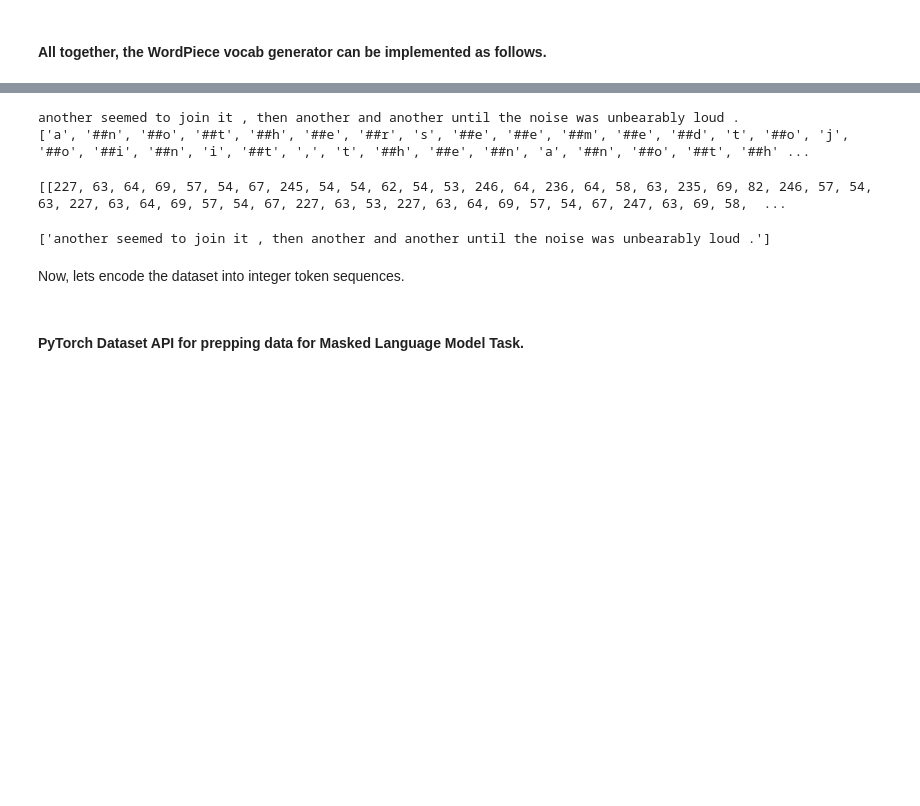
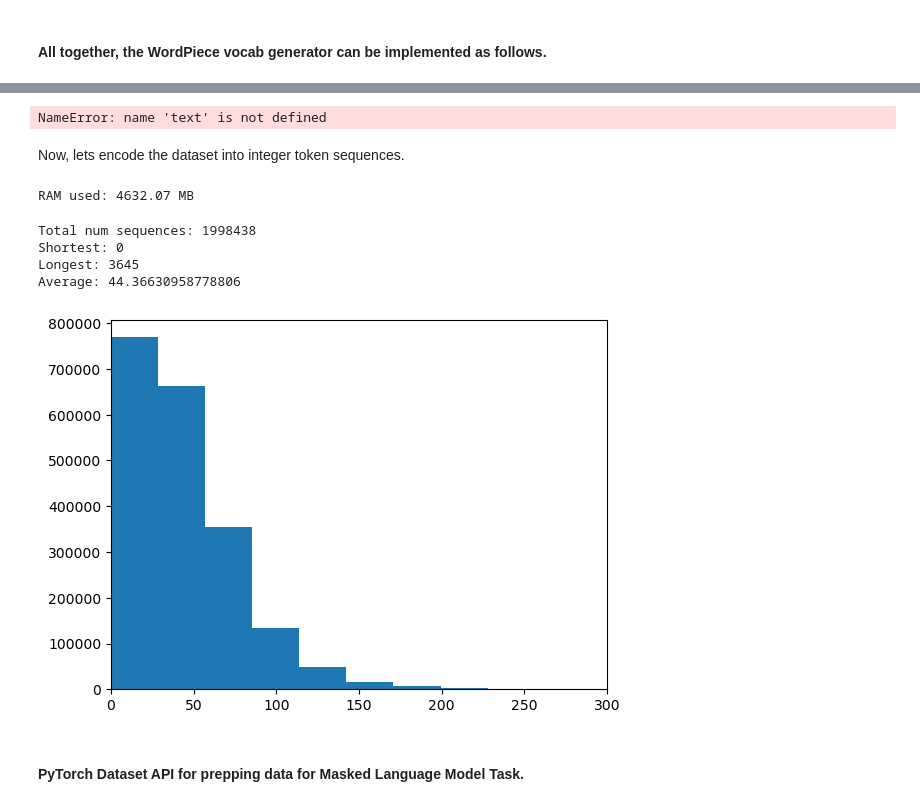
Before and after one commit to tsultan16/NLP_Language_Models, a Jupyter notebook: transformer_BERT.ipynb, the cells around one changed output, grey strips where cells are left out. Cells and saved outputs as stored; diff of their text form; code cells hidden in the pictures; blank space fills up the shorter version.

Commit message:
added extra preprocessing of raw text, cached tokenizer and encoded text

```diff
--- a/transformer_BERT.ipynb
+++ b/transformer_BERT.ipynb
@@ -262,0 +297,3 @@ RAM used: 529.01 MB
+# %%
+print(len(text_clean))
+text = text_clean
@@ -695,6 +734,6 @@ print(tokenizer.vocab)
 # %%
 # test encoding and decoding a sentence
-s = text[2000]
+s = text[0]
 print(s)
 print(tokenizer.tokenize_sentence(s))
 encoded = tokenizer.encode([s])
@@ -702,23 +741,32 @@ print(encoded)
 decoded = tokenizer.decode(encoded)
 print(decoded)
 # %% [output]
-another seemed to join it , then another and another until the noise was unbearably loud .
-['a', '##n', '##o', '##t', '##h', '##e', '##r', 's', '##e', '##e', '##m', '##e', '##d', 't', '##o', 'j', '##o', '##i', '##n', 'i', '##t', ',', 't', '##h', '##e', '##n', 'a', '##n', '##o', '##t', '##h' ...
+NameError: name 'text' is not defined
-[[227, 63, 64, 69, 57, 54, 67, 245, 54, 54, 62, 54, 53, 246, 64, 236, 64, 58, 63, 235, 69, 82, 246, 57, 54, 63, 227, 63, 64, 69, 57, 54, 67, 227, 63, 53, 227, 63, 64, 69, 57, 54, 67, 247, 63, 69, 58,  ...
-['another seemed to join it , then another and another until the noise was unbearably loud .']
 # %% [markdown]
 Now, lets encode the dataset into integer token sequences.
 # %%
-#dataset_encoded = tokenizer.encode(text)
+dataset_encoded = tokenizer.encode(text)
 # %%
-import pickle
+
+# save a copy of the trained tokenizer to file
 '''
+with open('WordPiece_tokenizer.pkl', 'wb') as file:
+    pickle.dump(tokenizer, file)
+'''
+
+# load tokenizer object from file
+'''
+with open('WordPiece_tokenizer.pkl', 'rb') as file:
+    tokenizer = pickle.load(file)
+'''
+
 # save encoded dataset to file
+'''
 with open('dataset_encoded', 'wb') as file:
     pickle.dump(dataset_encoded, file)
 '''
 
 '''
-with open('dataset_encoded', 'rb') as file:
-    dataset_encoded_2 = pickle.load(file)
+with open('dataset_encoded_1', 'rb') as file:
+    dataset_encoded = pickle.load(file)
 '''
@@ -737,3 +773,26 @@ with open('WordPiece_tokenizer.pkl', 'rb') as file:
+# %%
+print(f"RAM used: {psutil.Process().memory_info().rss / (1024 * 1024):.2f} MB")
+# %% [output]
+RAM used: 4632.07 MB
+# %%
+lengths = [len(s) for s in dataset_encoded]
+print(f"Total num sequences: {len(dataset_encoded)}")
+print(f"Shortest: {min(lengths)}")
+print(f"Longest: {max(lengths)}")
+print(f"Average: {sum(lengths)/len(lengths)}")
+
+import matplotlib.pyplot as plt
+
+# show histrogram of sequence length distribution
+plt.hist(lengths, bins=128)
+plt.xlim(0,300)
+plt.show()
+# %% [output]
+Total num sequences: 1998438
+Shortest: 0
+Longest: 3645
+Average: 44.36630958778806
+[figure, added]
 # %% [markdown]
 #### PyTorch Dataset API for prepping data for Masked Language Model Task.
 # %%
```
Also changed, not shown: parts of 22 cells of this notebook.
